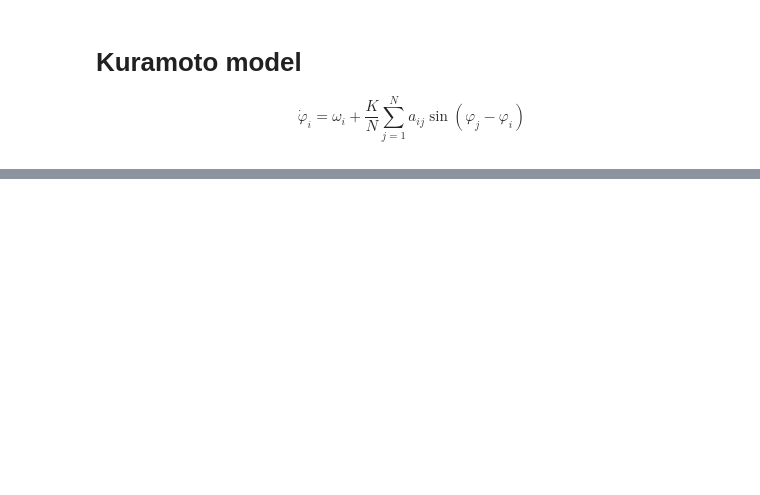
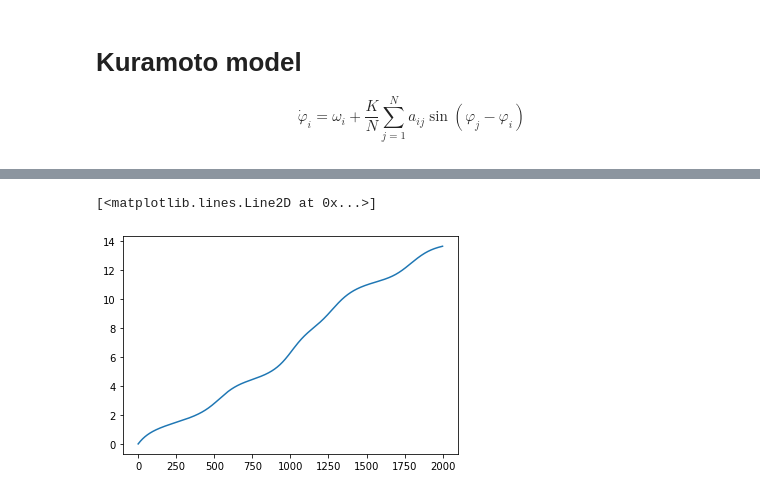
Before and after one commit to KatieJ16/Coupled_oscillators, a Jupyter notebook: Kuramoto_model_2d.ipynb, the cells around one changed output, grey strips where cells are left out. Drawn from its saved outputs; the diff is of its cells as text; code cells hidden in the pictures; blank space fills up the shorter version.

```diff
--- a/Kuramoto_model_2d.ipynb
+++ b/Kuramoto_model_2d.ipynb
@@ -142,3 +138,9 @@ plt.show()
+# %%
+# print(sol[10:,0])
+plt.plot(sol[:,0])
+# %% [output]
+[<matplotlib.lines.Line2D at 0x...>]
+[figure, added]
 # %%
 %matplotlib inline
 print(sol.shape)
```
Also changed, not shown: parts of 13 cells of this notebook.
